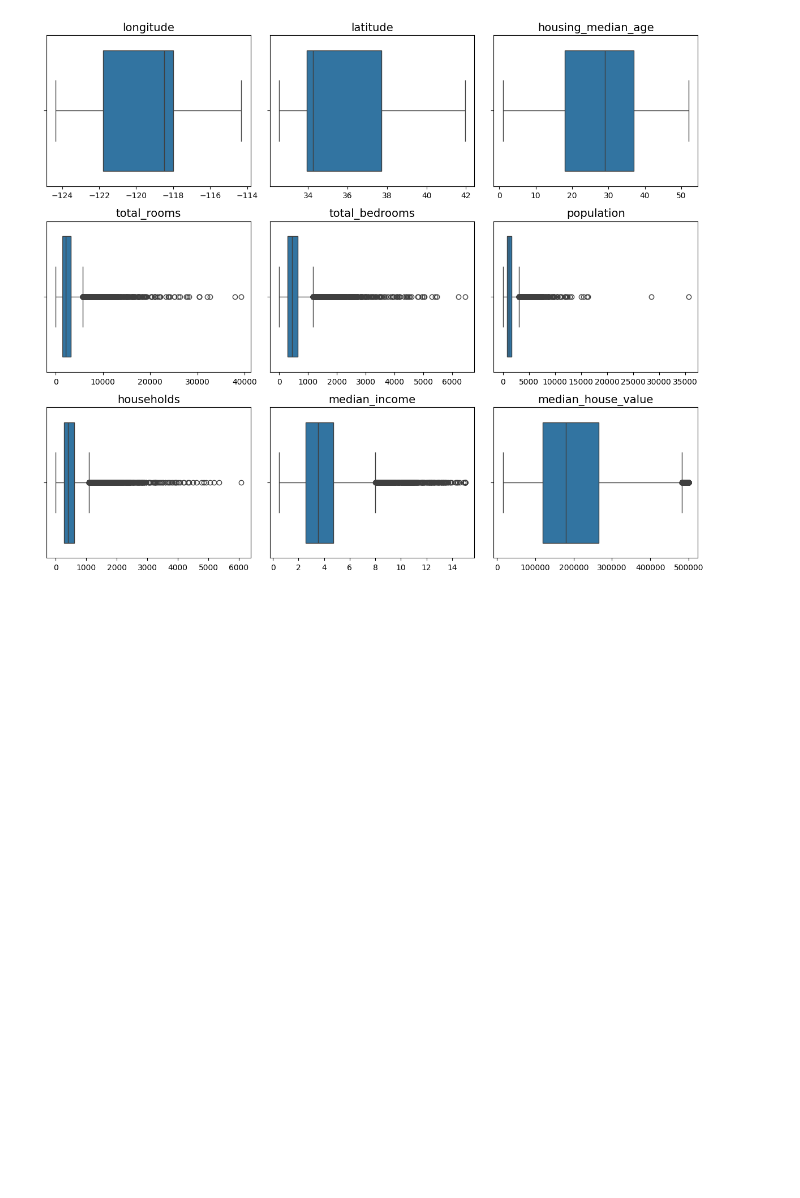
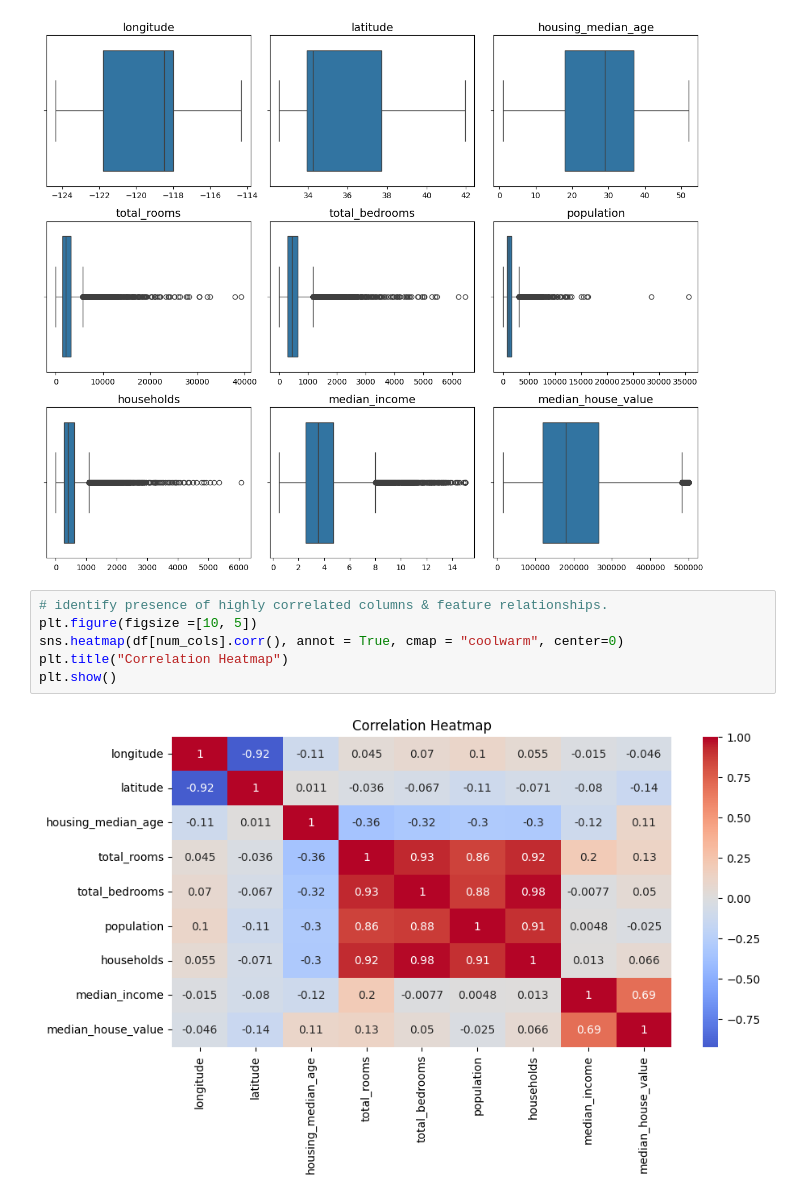
Before and after one commit to Dulyana-Silva/MLproject5-House-Price-Prediction, a Jupyter notebook: House_Price_Prediction.ipynb, the cells around one changed output. Drawn from its saved outputs; the diff is of its cells as text; blank space fills up the shorter version.

```diff
--- a/House_Price_Prediction.ipynb
+++ b/House_Price_Prediction.ipynb
@@ -268,3 +268,11 @@ plt.tight_layout()
 plt.show()
 # %% [output]
 [figure]
+# %%
+# identify presence of highly correlated columns & feature relationships.
+plt.figure(figsize =[10, 5])
+sns.heatmap(df[num_cols].corr(), annot = True, cmap = "coolwarm", center=0)
+plt.title("Correlation Heatmap")
+plt.show()
+# %% [output]
+[figure, added]
```
Also changed, not shown: parts of 13 cells of this notebook.
